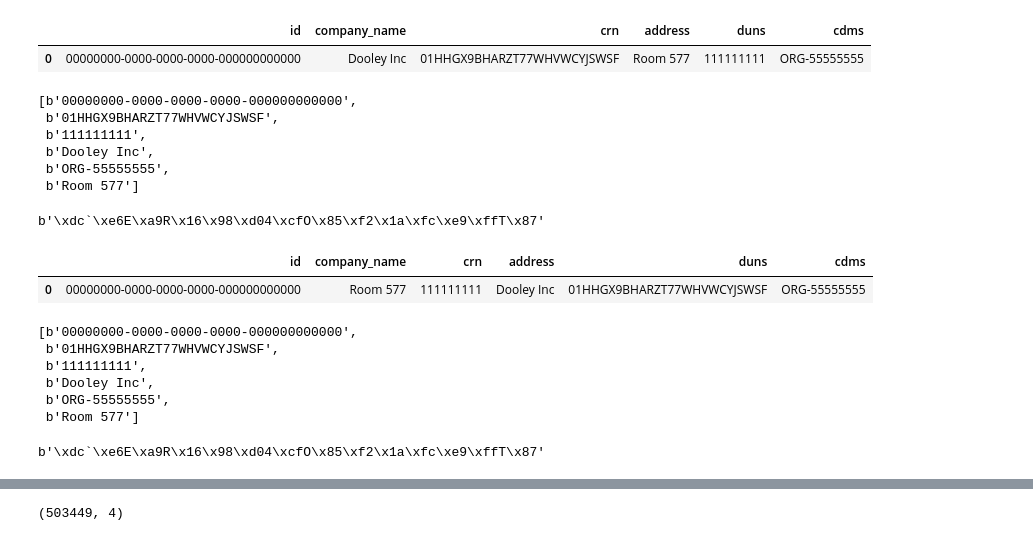
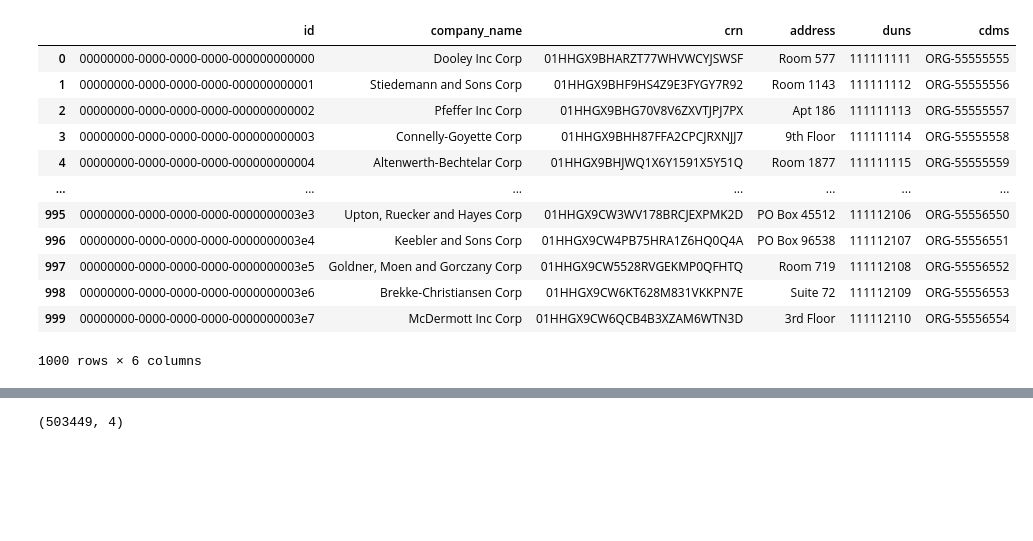
Before and after one commit to will-langdale/matchbox, a Jupyter notebook: notebooks/archive/WL_deduper.ipynb, the cells around one changed output, grey strips where cells are left out. Cells and saved outputs as stored; diff of their text form; code cells hidden in the pictures; blank space fills up the shorter version.

```diff
--- a/notebooks/archive/WL_deduper.ipynb
+++ b/notebooks/archive/WL_deduper.ipynb
@@ -85,54 +21,0 @@ b'\xdc`\xe6E\xa9R\x16\x98\xd04\xcfO\x85\xf2\x1a\xfc\xe9\xffT\x87'
-# %%
-bytes_records = df.head(1).astype(bytes).to_dict("records")
-hashed_records = []
-
-for record in bytes_records:
-    sorted_vals = sorted(list(record.values()))
-    hashed_vals_list = [hashlib.sha1(i) for i in sorted_vals]
-
-    hashed_vals = hashed_vals_list[0]
-    for val in hashed_vals_list[1:]:
-        hashed_vals.update(val.digest())
-
-    hashed_records.append(hashed_vals.digest())
-
-df.head(1)
-sorted_vals
-pd.Series(hashed_records)[0]
-# %% [output]
-|  | id | company_name | crn | address | duns | cdms |
-| 0 | 00000000-0000-0000-0000-000000000000 | Dooley Inc | 01HHGX9BHARZT77WHVWCYJSWSF | Room 577 | 111111111 | ORG-55555555 |
-[b'00000000-0000-0000-0000-000000000000',
- b'01HHGX9BHARZT77WHVWCYJSWSF',
- b'111111111',
- b'Dooley Inc',
- b'ORG-55555555',
- b'Room 577']
-b'\xdc`\xe6E\xa9R\x16\x98\xd04\xcfO\x85\xf2\x1a\xfc\xe9\xffT\x87'
-# %%
-bytes_records = df2.head(1).astype(bytes).to_dict("records")
-hashed_records = []
-
-for record in bytes_records:
-    sorted_vals = sorted(list(record.values()))
-    hashed_vals_list = [hashlib.sha1(i) for i in sorted_vals]
-
-    hashed_vals = hashed_vals_list[0]
-    for val in hashed_vals_list[1:]:
-        hashed_vals.update(val.digest())
-
-    hashed_records.append(hashed_vals.digest())
-
-df2.head(1)
-sorted_vals
-pd.Series(hashed_records)[0]
-# %% [output]
-|  | id | company_name | crn | address | duns | cdms |
-| 0 | 00000000-0000-0000-0000-000000000000 | Room 577 | 111111111 | Dooley Inc | 01HHGX9BHARZT77WHVWCYJSWSF | ORG-55555555 |
-[b'00000000-0000-0000-0000-000000000000',
- b'01HHGX9BHARZT77WHVWCYJSWSF',
- b'111111111',
- b'Dooley Inc',
- b'ORG-55555555',
- b'Room 577']
-b'\xdc`\xe6E\xa9R\x16\x98\xd04\xcfO\x85\xf2\x1a\xfc\xe9\xffT\x87'
@@ -153,0 +22,17 @@ du.columns_to_value_ordered_sha1(
+# %%
+# df["company_name"] + " Corp"
+df.assign(company_name=lambda df: df["company_name"] + " Corp")
+# %% [output]
+|  | id | company_name | crn | address | duns | cdms |
+| 0 | 00000000-0000-0000-0000-000000000000 | Dooley Inc Corp | 01HHGX9BHARZT77WHVWCYJSWSF | Room 577 | 111111111 | ORG-55555555 |
+| 1 | 00000000-0000-0000-0000-000000000001 | Stiedemann and Sons Corp | 01HHGX9BHF9HS4Z9E3FYGY7R92 | Room 1143 | 111111112 | ORG-55555556 |
+| 2 | 00000000-0000-0000-0000-000000000002 | Pfeffer Inc Corp | 01HHGX9BHG70V8V6ZXVTJPJ7PX | Apt 186 | 111111113 | ORG-55555557 |
+| 3 | 00000000-0000-0000-0000-000000000003 | Connelly-Goyette Corp | 01HHGX9BHH87FFA2CPCJRXNJJ7 | 9th Floor | 111111114 | ORG-55555558 |
+| 4 | 00000000-0000-0000-0000-000000000004 | Altenwerth-Bechtelar Corp | 01HHGX9BHJWQ1X6Y1591X5Y51Q | Room 1877 | 111111115 | ORG-55555559 |
+| ... | ... | ... | ... | ... | ... | ... |
+| 995 | 00000000-0000-0000-0000-0000000003e3 | Upton, Ruecker and Hayes Corp | 01HHGX9CW3WV178BRCJEXPMK2D | PO Box 45512 | 111112106 | ORG-55556550 |
+| 996 | 00000000-0000-0000-0000-0000000003e4 | Keebler and Sons Corp | 01HHGX9CW4PB75HRA1Z6HQ0Q4A | PO Box 96538 | 111112107 | ORG-55556551 |
+| 997 | 00000000-0000-0000-0000-0000000003e5 | Goldner, Moen and Gorczany Corp | 01HHGX9CW5528RVGEKMP0QFHTQ | Room 719 | 111112108 | ORG-55556552 |
+| 998 | 00000000-0000-0000-0000-0000000003e6 | Brekke-Christiansen Corp | 01HHGX9CW6KT628M831VKKPN7E | Suite 72 | 111112109 | ORG-55556553 |
+| 999 | 00000000-0000-0000-0000-0000000003e7 | McDermott Inc Corp | 01HHGX9CW6QCB4B3XZAM6WTN3D | 3rd Floor | 111112110 | ORG-55556554 |
+1000 rows × 6 columns
```
Also changed, not shown: parts of 20 cells of this notebook, 7 other files.
